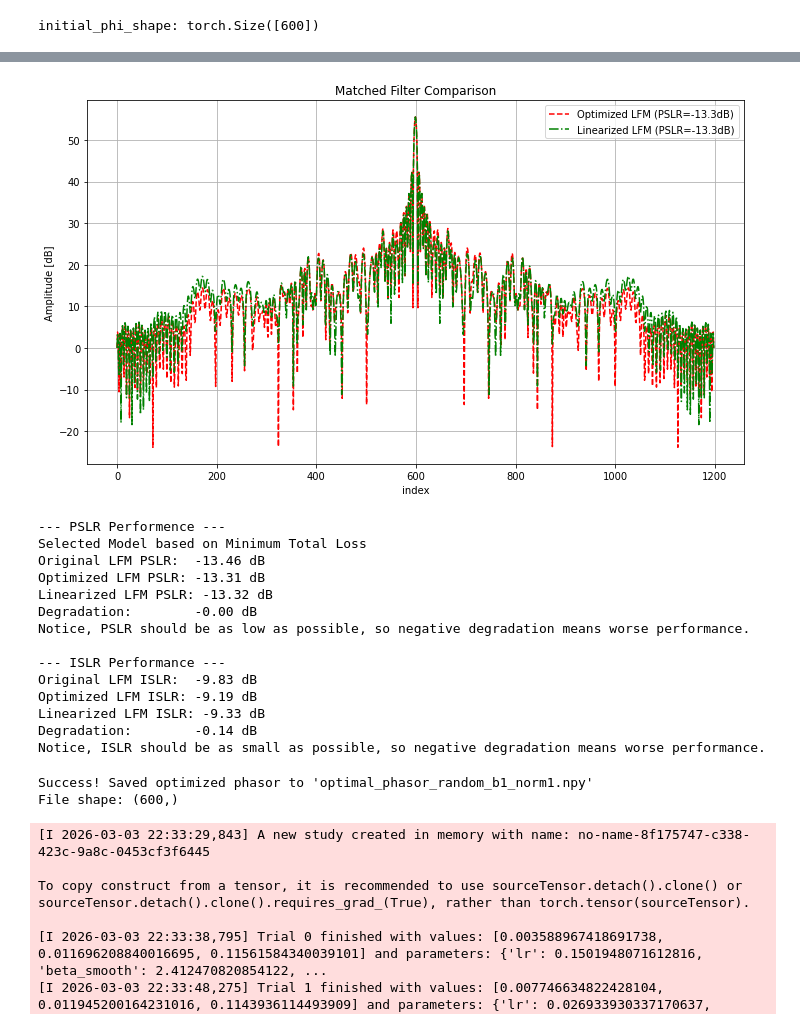
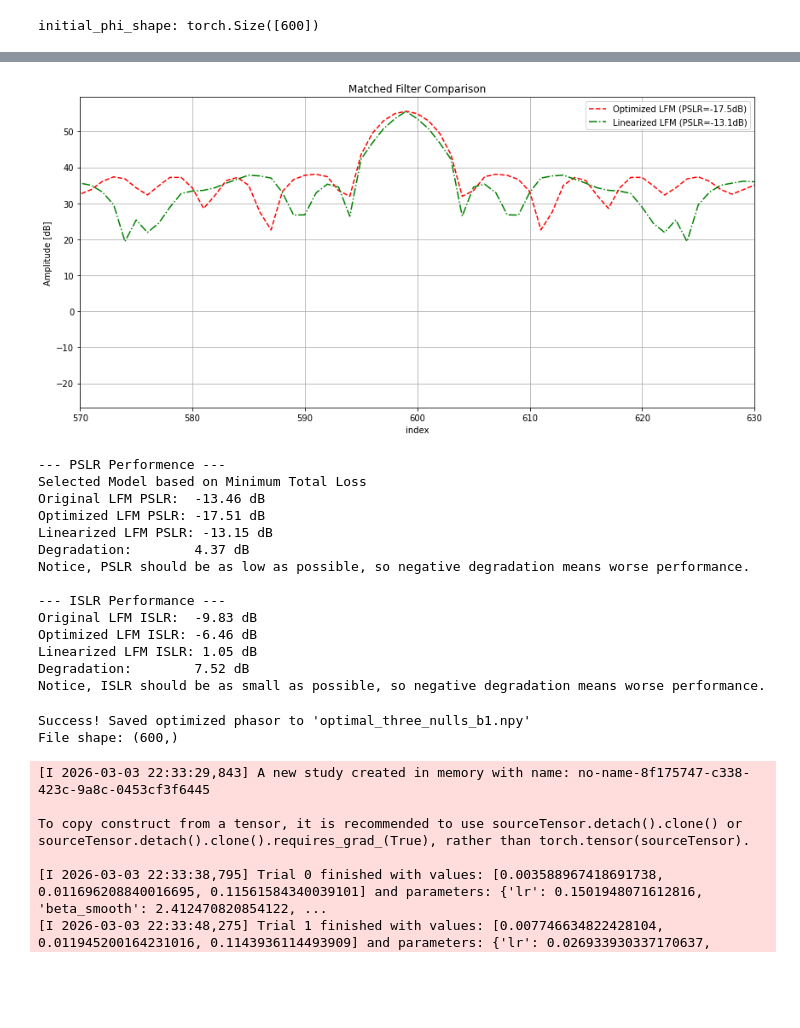
Before and after one commit to OriNik100/Spec_Null, a Jupyter notebook: non_linear_eq3.ipynb, the cells around one changed output, grey strips where cells are left out. Drawn from its saved outputs; the diff is of its cells as text; code cells hidden in the pictures; blank space fills up the shorter version.

```diff
--- a/non_linear_eq3.ipynb
+++ b/non_linear_eq3.ipynb
@@ -89,13 +96,13 @@ def calculate_mf_pslr_islr_torch(signal, db=False):
     mf_db = 20 * torch.log10(mf_abs + 1e-20)
 
     # PSLR Calculation
-    center_idx = len(mf) // 2
+    center_idx = torch.argmax(mf_db)
     main_lobe_width_seconds = 2 / B
     margin_samples = int((main_lobe_width_seconds / 2) * Fs)
     left_side = mf_db[:center_idx - margin_samples]
     right_side = mf_db[center_idx + margin_samples:]
 
-    mainlobe_region =mf_db[center_idx - margin_samples:center_idx + margin_samples]
+    mainlobe_region = mf_db[center_idx - margin_samples:center_idx + margin_samples]
     sidelobe_region = torch.cat((left_side, right_side))
 
     max_sidelobe_db = torch.max(sidelobe_region)
@@ -146,22 +153,31 @@ if phi.shape != (N,):
     raise ValueError(f"Expected phi to have shape ({N},), but got {phi.shape}")
 
 lr = 0.108
-beta_nulls = 1 #2.315
+beta_nulls = 1 # 0.602593 #2.315
 beta_smooth = 1
 beta_norm = 1
-beta_pslr = 1
-beta_islr = 1
-beta_div1 = 1
-beta_div2 = 1
+beta_pslr = 1    # 4.962711
+beta_islr = 1    # 4.8348218
+beta_div1 = 0
+beta_div2 = 0
 
+# one null:
+norm_norm =1/12.377391138907695
+norm_div1 =1/0.000978264127076254
+norm_div2 =1/0.000861558612898089
+norm_nulls =1/0.46179487055553126
+norm_pslr =1/0.04657709046394562
+norm_islr =1/0.11674486206525744
+norm_smooth =1/3.3783233686063587
 
-norm_norm = 1
-norm_div1 = 1
-norm_div2 = 1
-norm_nulls = 1
-norm_pslr = 1
-norm_islr = 1
-norm_smooth = 1
+# Three nulls:
+# norm_norm =1/41.555595426917236
+# norm_div1 =1/0.005039421305603246
+# norm_div2 =1/0.0038478168480758955
+# norm_nulls =1/8.111510554855288
+# norm_pslr =1/0.05207834588357033
+# norm_islr =1/0.1781185939511803
+# norm_smooth =1/15.93282108899966
 
 
 optimizer = torch.optim.Adam([phi], lr=lr)
@@ -219,7 +235,7 @@ for i in range(iterations):
 
 
 
-    loss = loss_norm  + loss_div1 + loss_div2  + loss_nulls+ loss_pslr + loss_islr + loss_smooth
+    loss = loss_norm  + loss_div1 + loss_div2  + loss_nulls + loss_pslr + loss_islr + loss_smooth
     #loss = torch.max(torch.stack([loss_norm, loss_div1, loss_div2, loss_nulls, loss_pslr, loss_islr, loss_smooth]))
 
 
@@ -373,52 +452,53 @@ mf_orig_db, pslr_orig, islr_orig = calculate_mf_pslr_islr_torch(s_base,True)
 mf_new_db, pslr_new, islr_new = calculate_mf_pslr_islr_torch(s_best,True)
 mf_lin_db, pslr_lin, islr_lin = calculate_mf_pslr_islr_torch(s_lin,True)
 
-plt.figure(figsize=(10, 6))
+plt.figure(figsize=(12, 6))
 #plt.plot(mf_orig_db, label=f'Original LFM (PSLR={pslr_orig:.1f}dB)', color='blue', alpha=0.6)
 plt.plot(mf_new_db, label=f'Optimized LFM (PSLR={pslr_new:.1f}dB)', color='red', linestyle='--')
 plt.plot(mf_lin_db, label=f'Linearized LFM (PSLR={pslr_lin:.1f}dB)', color='green', linestyle='-.')
+plt.xlim(570, 630)
 plt.title("Matched Filter Comparison")
 plt.xlabel("index")
 plt.ylabel("Amplitude [dB]")
 plt.legend()
 plt.grid(True)
 plt.tight_layout()
-
+#plt.savefig("matched_filter_comparison_three_nulls.png", dpi=1000)
 plt.show()
 
 print(f"--- PSLR Performence ---")
 print(f"Selected Model based on Minimum Total Loss")
 print(f"Original LFM PSLR:  {pslr_orig:.2f} dB")
 print(f"Optimized LFM PSLR: {pslr_new:.2f} dB")
 print(f"Linearized LFM PSLR: {pslr_lin:.2f} dB")
 print(f"Degradation:        {pslr_lin - pslr_new:.2f} dB")
 print("Notice, PSLR should be as low as possible, so negative degradation means worse performance.\n")
 
 
 print(f"--- ISLR Performance ---")
 print(f"Original LFM ISLR:  {islr_orig:.2f} dB")
 print(f"Optimized LFM ISLR: {islr_new:.2f} dB")
 print(f"Linearized LFM ISLR: {islr_lin:.2f} dB")
 print(f"Degradation:        {islr_lin - islr_new:.2f} dB")
 print("Notice, ISLR should be as small as possible, so negative degradation means worse performance.\n")
 
 # lags = np.arange(-len(s_base_np) + 1, len(s_base_np))
 # time_lags = (lags / Fs) * 1e6
 # %% [output]
-[figure, old version]
+[figure, new version]
 --- PSLR Performence ---
 Selected Model based on Minimum Total Loss
 Original LFM PSLR:  -13.46 dB
-Optimized LFM PSLR: -13.31 dB
-Linearized LFM PSLR: -13.32 dB
-Degradation:        -0.00 dB
+Optimized LFM PSLR: -17.51 dB
+Linearized LFM PSLR: -13.15 dB
+Degradation:        4.37 dB
 Notice, PSLR should be as low as possible, so negative degradation means worse performance.
 
 --- ISLR Performance ---
 Original LFM ISLR:  -9.83 dB
-Optimized LFM ISLR: -9.19 dB
-Linearized LFM ISLR: -9.33 dB
-Degradation:        -0.14 dB
+Optimized LFM ISLR: -6.46 dB
+Linearized LFM ISLR: 1.05 dB
+Degradation:        7.52 dB
 Notice, ISLR should be as small as possible, so negative degradation means worse performance.
 # %%
 #5 Saving phi
@@ -428,13 +508,13 @@ phi_numpy = best_phi.detach().cpu().numpy()
 correction_phasor = np.exp(1j * phi_numpy)
 
 
-filename = 'optimal_phasor_random_b1_norm1.npy'
+filename = 'optimal_three_nulls_b1.npy'
 np.save(filename, correction_phasor)
 
 print(f"Success! Saved optimized phasor to '{filename}'")
 print(f"File shape: {correction_phasor.shape}")
 # %% [output]
-Success! Saved optimized phasor to 'optimal_phasor_random_b1_norm1.npy'
+Success! Saved optimized phasor to 'optimal_three_nulls_b1.npy'
 File shape: (600,)
 # %%
 import optuna
```
Also changed, not shown: parts of 9 cells of this notebook, 1 other file.
